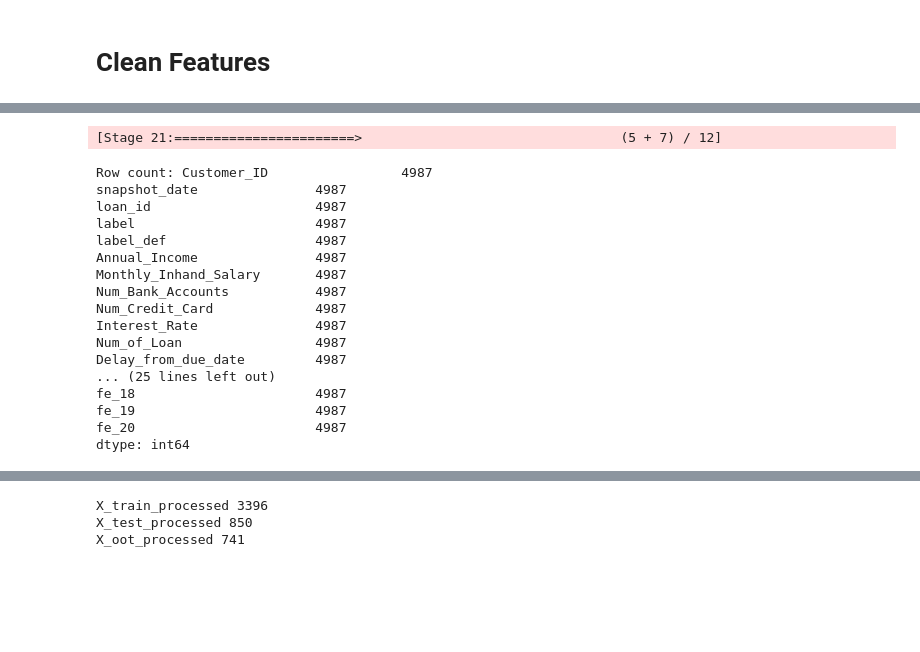
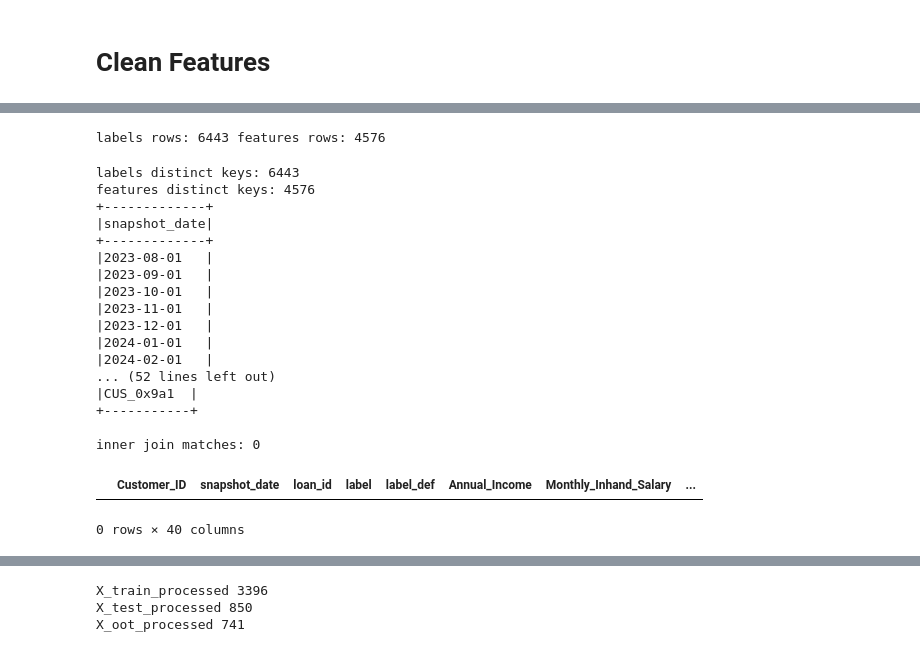
Before and after one commit to farhanlion/MLE-assignment, a Jupyter notebook: notebooks/training.ipynb, the cells around one changed output, grey strips where cells are left out. Cells and saved outputs as stored; diff of their text form; code cells hidden in the pictures; blank space fills up the shorter version.

```diff
--- a/notebooks/training.ipynb
+++ b/notebooks/training.ipynb
@@ -106,12 +101,6 @@ only showing top 20 rows
 # Load Features
 # %%
 gold_feature_directory = "/app/datamart/gold/feature_store/"
-
-# Read all CSV files into a single DataFrame
-files_list = [gold_feature_directory+os.path.basename(f) for f in glob.glob(os.path.join(gold_feature_directory, '*'))]
-df_features = spark.read.option("header", "true").parquet(*files_list)
-
-df_features = df_features.filter((col("snapshot_date") >= config["train_test_start_date"]) & (col("snapshot_date") <= config["oot_end_date"]))
-
-print("extracted df_features", df_features.count(), config["train_test_start_date"], config["oot_end_date"])
+df_features = spark.read.option("header", "true").parquet(gold_feature_directory)
+df_features.show()
 # %% [output]
@@ -147,27 +183,49 @@ Customer_ID nulls: 0 / 125636
+# %%
+from pyspark.sql.functions import col, to_date, trim
+
+# show counts and sample keys
+print("labels rows:", df_labels.count(), "features rows:", df_features.count())
+print("labels distinct keys:", df_labels.select("Customer_ID","snapshot_date").distinct().count())
+print("features distinct keys:", df_features.select("Customer_ID","snapshot_date").distinct().count())
+
+# preview distinct dates & a few IDs
+df_labels.select("snapshot_date").distinct().orderBy("snapshot_date").show(50, False)
+df_features.select("snapshot_date").distinct().orderBy("snapshot_date").show(50, False)
+df_labels.select("Customer_ID").distinct().limit(10).show(truncate=False)
+df_features.select("Customer_ID").distinct().limit(10).show(truncate=False)
+
+# how many matching key pairs (inner join count using spark, not toPandas)
+inner_count = df_labels.join(df_features, on=["Customer_ID","snapshot_date"], how="inner").count()
+print("inner join matches:", inner_count)
+# %% [output]
+labels rows: 6443 features rows: 4576
+labels distinct keys: 6443
+features distinct keys: 4576
++-------------+
+|snapshot_date|
++-------------+
+|2023-08-01   |
+|2023-09-01   |
+|2023-10-01   |
+|2023-11-01   |
+|2023-12-01   |
+|2024-01-01   |
+|2024-02-01   |
+... (52 lines left out)
+|CUS_0x9a1  |
++-----------+
+
+inner join matches: 0
 # %%
-data_pdf = df_labels.join(df_features, on=["Customer_ID", "snapshot_date"], how="left").toPandas()
-data_pdf = data_pdf.dropna()
+data_pdf = df_labels.join(df_features, on=["Customer_ID", "snapshot_date"], how="inner").toPandas()
 
-print("Row count:", data_pdf.count())
+
+# data_pdf = data_pdf.dropna()
+data_pdf.head()
+# print("Row count:", data_pdf.count())
 # %% [output]
+|  | Customer_ID | snapshot_date | loan_id | label | label_def | Annual_Income | Monthly_Inhand_Salary | ... |
-[Stage 21:=======================>                                 (5 + 7) / 12]
+0 rows × 40 columns
-Row count: Customer_ID                 4987
-snapshot_date               4987
-loan_id                     4987
-label                       4987
-label_def                   4987
-Annual_Income               4987
-Monthly_Inhand_Salary       4987
-Num_Bank_Accounts           4987
-Num_Credit_Card             4987
-Interest_Rate               4987
-Num_of_Loan                 4987
-Delay_from_due_date         4987
-... (25 lines left out)
-fe_18                       4987
-fe_19                       4987
-fe_20                       4987
-dtype: int64
 # %%
 from sklearn.model_selection import train_test_split
 
```
Also changed, not shown: parts of 9 cells of this notebook, 19 other files.
